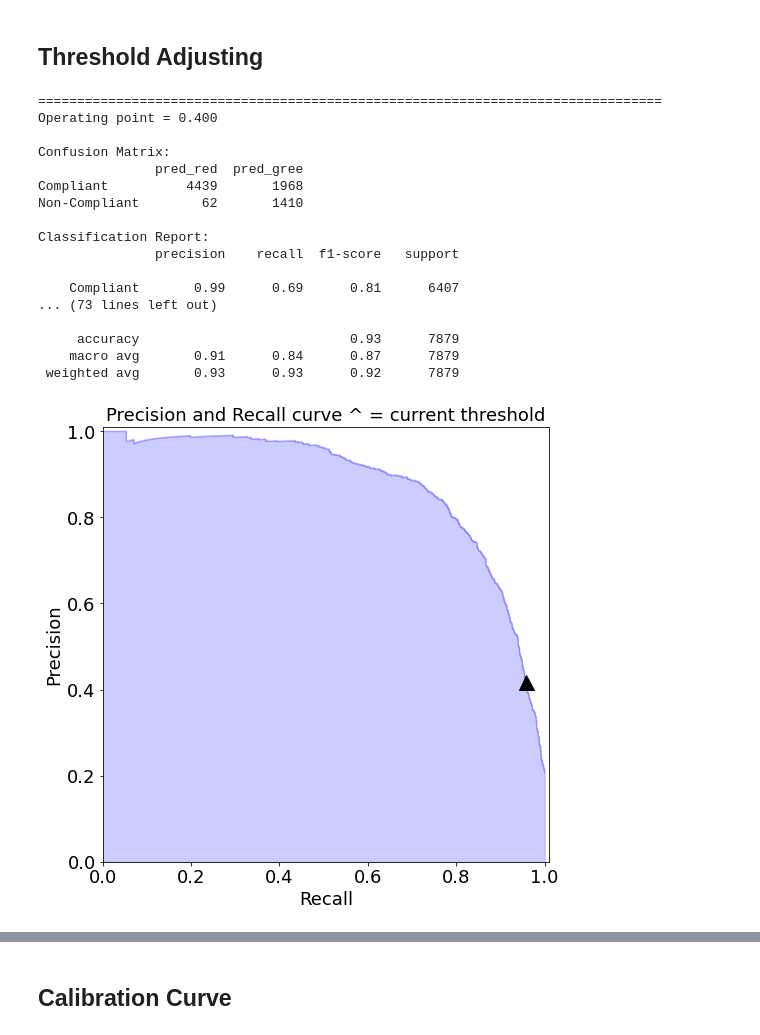
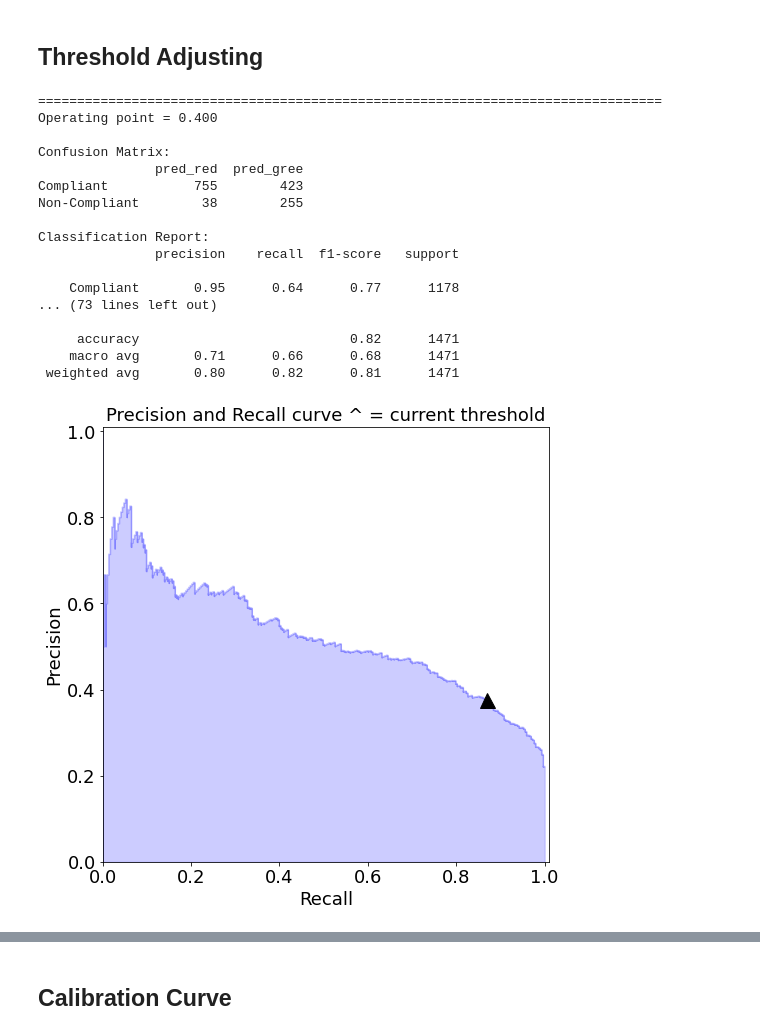
Before and after one commit to csmcallister/beular-nb, a Jupyter notebook: pipeline/Analysis.ipynb, the cells around one changed output, grey strips where cells are left out. Saved outputs shown, nothing was run; the diff lists cells and outputs as text; code cells hidden in the pictures.

```diff
--- a/pipeline/Analysis.ipynb
+++ b/pipeline/Analysis.ipynb
@@ -285,9 +320,9 @@ Since we're interested in tradeoffs between precision and recall, we can visuali
 
 Below, we'll look at operating points of $0.4 , 0.45, 0.5 , 0.55, 0.6$
 # %%
-p, r, thresholds = metrics.precision_recall_curve(df['Classification'], df['y_score'])
+p, r, thresholds = metrics.precision_recall_curve(y_test, y_score)
 for i in np.linspace(.4, .6, 5):
-    precision_recall_threshold(p, r, thresholds, df['y_score'], df['Classification'], t=i)
+    precision_recall_threshold(p, r, thresholds, y_score, y_test, t=i)
 # %% [output]
 ================================================================================
 Operating point = 0.400
@@ -395,7 +409,7 @@ model.steps
                              tol=0.0001, validation_fraction=0.1, verbose=0,
                              warm_start=False))]
 # %%
-df['y_pred'] = model.predict(df['Clause Text'])
-df['y_score'] = model.predict_proba(df['Clause Text'])[:,1]
+y_pred = model.predict(X_test)
+y_score = model.predict_proba(X_test)[:, 1]
 # %% [markdown]
 ## Classification Report
@@ -433,9 +447,9 @@ findfont: Font family ['normal'] not found. Falling back to DejaVu Sans.
 # %% [markdown]
 ## Threshold Adjusting
 # %%
-p, r, thresholds = metrics.precision_recall_curve(df['Classification'], df['y_score'])
+p, r, thresholds = metrics.precision_recall_curve(y_test, y_score)
 for i in np.linspace(.4, .6, 5):
-    precision_recall_threshold(p, r, thresholds, df['y_score'], df['Classification'], t=i)
+    precision_recall_threshold(p, r, thresholds, y_score, y_test, t=i)
 # %% [output]
 ================================================================================
 Operating point = 0.400
@@ -494,7 +508,7 @@ model.steps
                          n_jobs=None, oob_score=False, random_state=None,
                          verbose=0, warm_start=False))]
 # %%
-df['y_pred'] = model.predict(df['Clause Text'])
-df['y_score'] = model.predict_proba(df['Clause Text'])[:,1]
+y_pred = model.predict(X_test)
+y_score = model.predict_proba(X_test)[:, 1]
 # %% [markdown]
 ## Classification Report
@@ -530,25 +546,25 @@ plot_prc(df['y_score'], df['Classification'])
 # %% [markdown]
 ## Threshold Adjusting
 # %%
-p, r, thresholds = metrics.precision_recall_curve(df['Classification'], df['y_score'])
+p, r, thresholds = metrics.precision_recall_curve(y_test, y_score)
 for i in np.linspace(.4, .6, 5):
-    precision_recall_threshold(p, r, thresholds, df['y_score'], df['Classification'], t=i)
+    precision_recall_threshold(p, r, thresholds, y_score, y_test, t=i)
 # %% [output]
 ================================================================================
 Operating point = 0.400
 
 Confusion Matrix:
                pred_red  pred_gree
-Compliant          4439       1968
-Non-Compliant        62       1410
+Compliant           755        423
+Non-Compliant        38        255
 
 Classification Report:
                precision    recall  f1-score   support
 
-    Compliant       0.99      0.69      0.81      6407
+    Compliant       0.95      0.64      0.77      1178
 ... (73 lines left out)
 
-     accuracy                           0.93      7879
-    macro avg       0.91      0.84      0.87      7879
- weighted avg       0.93      0.93      0.92      7879
+     accuracy                           0.82      1471
+    macro avg       0.71      0.66      0.68      1471
+ weighted avg       0.80      0.82      0.81      1471
-[figure, old version]
+[figure, new version]
```
Also changed, not shown: parts of 65 cells of this notebook, 16 other files.
